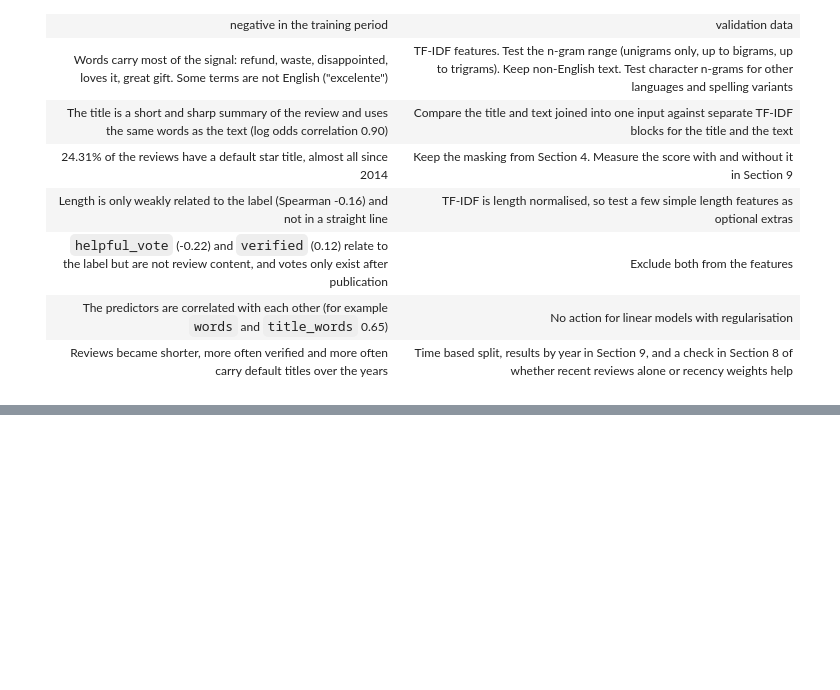
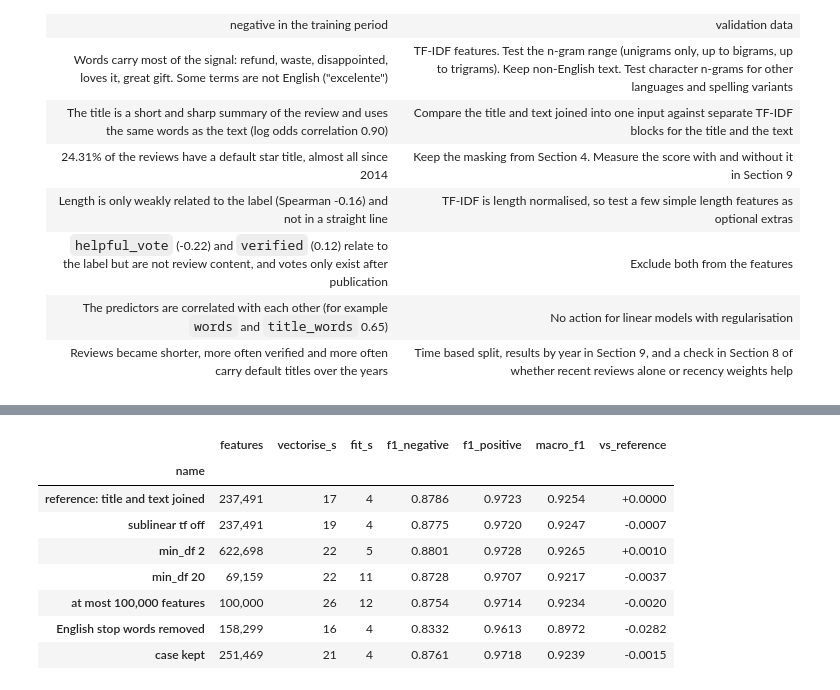
Before and after one commit to Virtuozs/MLOps2-pertemuan1-sentiment-classification, a Jupyter notebook: notebook.ipynb, the cells around one changed output, grey strips where cells are left out. Drawn from its saved outputs; the diff is of its cells as text; code cells hidden in the pictures; blank space fills up the shorter version.

```diff
--- a/notebook.ipynb
+++ b/notebook.ipynb
@@ -1437,0 +1621,18 @@ EDA found a few clear signals, several weak ones, and a strong change over time.
+# %%
+_ = run_tfidf('settings', 'sublinear tf off', fit_in, dev_in, sublinear_tf=False)
+_ = run_tfidf('settings', 'min_df 2', fit_in, dev_in, min_df=2)
+_ = run_tfidf('settings', 'min_df 20', fit_in, dev_in, min_df=20)
+_ = run_tfidf('settings', 'at most 100,000 features', fit_in, dev_in, max_features=100_000)
+_ = run_tfidf('settings', 'English stop words removed', fit_in, dev_in, stop_words='english')
+_ = run_tfidf('settings', 'case kept', fit_in, dev_in, lowercase=False)
+show('settings')
+# %% [output]
+|  | features | vectorise_s | fit_s | f1_negative | f1_positive | macro_f1 | vs_reference |
+| name |  |  |  |  |  |  |  |
+| reference: title and text joined | 237,491 | 17 | 4 | 0.8786 | 0.9723 | 0.9254 | +0.0000 |
+| sublinear tf off | 237,491 | 19 | 4 | 0.8775 | 0.9720 | 0.9247 | -0.0007 |
+| min_df 2 | 622,698 | 22 | 5 | 0.8801 | 0.9728 | 0.9265 | +0.0010 |
+| min_df 20 | 69,159 | 22 | 11 | 0.8728 | 0.9707 | 0.9217 | -0.0037 |
+| at most 100,000 features | 100,000 | 26 | 12 | 0.8754 | 0.9714 | 0.9234 | -0.0020 |
+| English stop words removed | 158,299 | 16 | 4 | 0.8332 | 0.9613 | 0.8972 | -0.0282 |
+| case kept | 251,469 | 21 | 4 | 0.8761 | 0.9718 | 0.9239 | -0.0015 |
```
Also changed, not shown: parts of 18 cells of this notebook.
